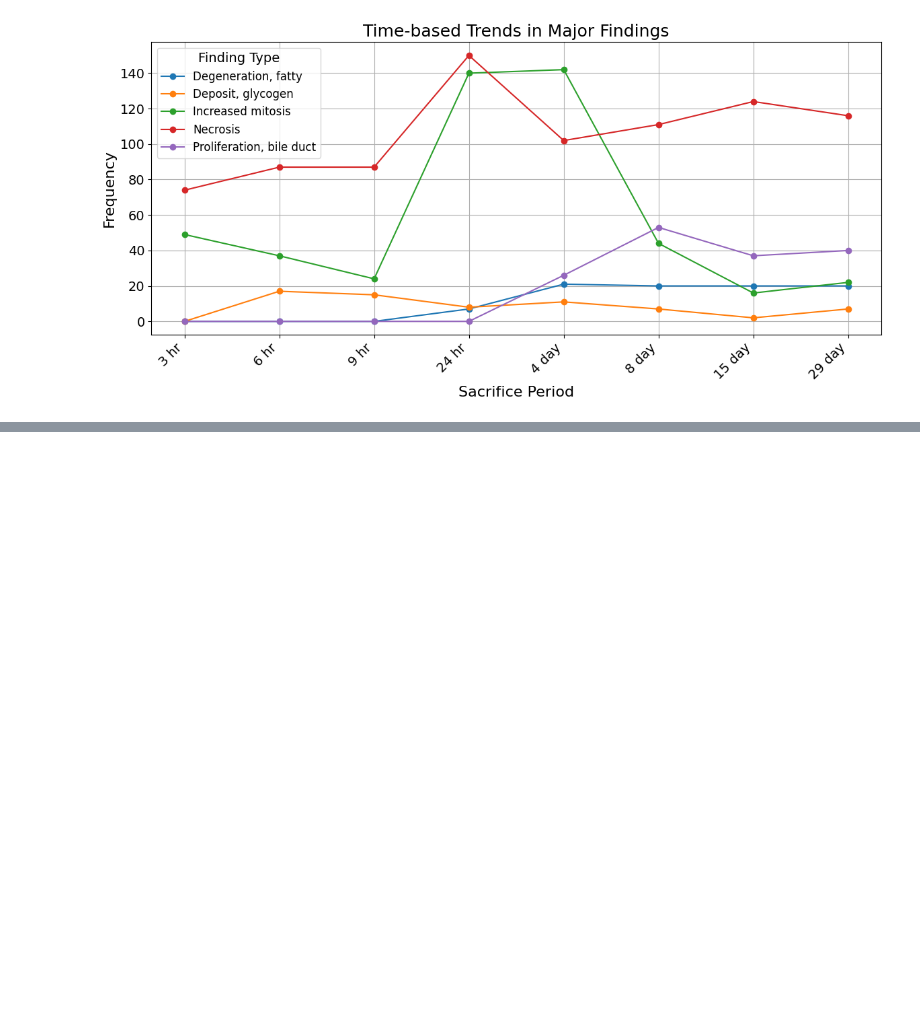
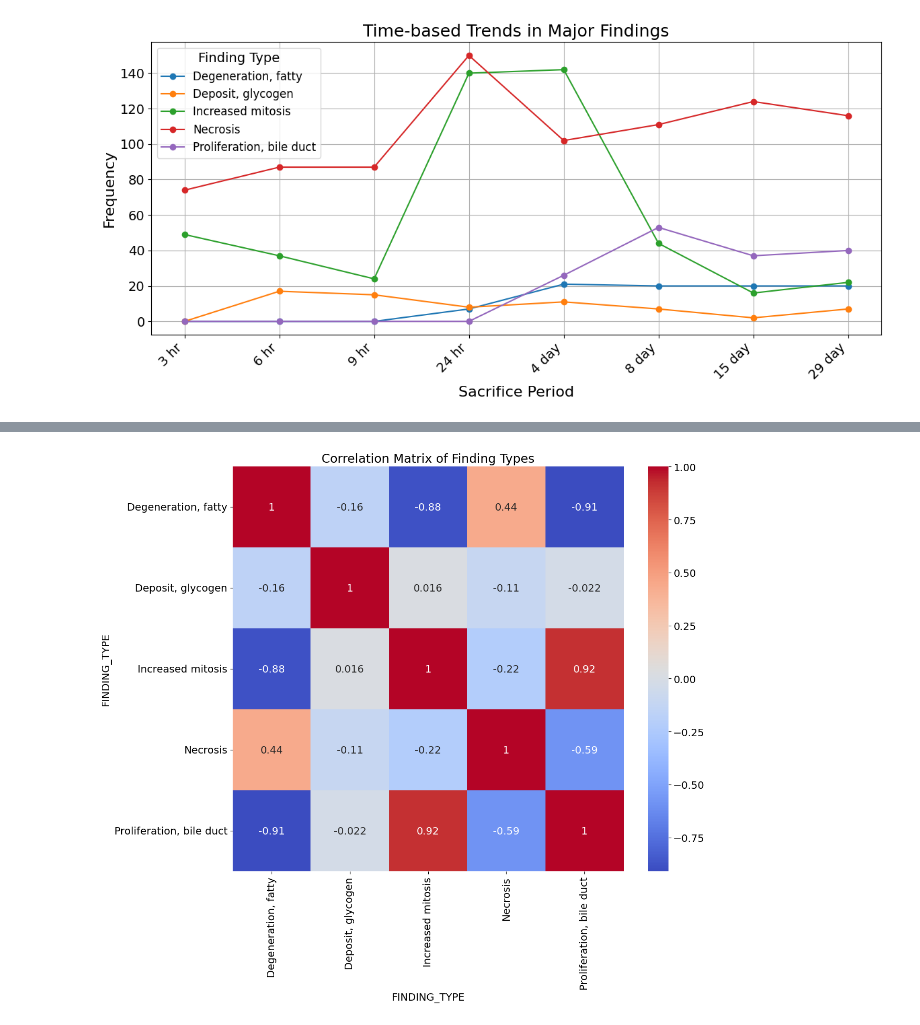
Before and after one commit to devguno/TCGA-LUAD, a Jupyter notebook: eda.ipynb, the cells around one changed output, grey strips where cells are left out. Drawn from its saved outputs; the diff is of its cells as text; code cells hidden in the pictures; blank space fills up the shorter version.

```diff
--- a/eda.ipynb
+++ b/eda.ipynb
@@ -99,0 +148,14 @@ plt.show()
+# %%
+# 상관관계 분석을 위한 피벗 테이블 생성
+pivot_table = filtered_data.pivot_table(index='INDIVIDUAL_ID', columns='FINDING_TYPE', aggfunc='size', fill_value=0)
+
+# 상관관계 매트릭스 계산
+correlation_matrix = pivot_table.corr()
+
+# 상관관계 히트맵 시각화
+plt.figure(figsize=(12, 10))
+sns.heatmap(correlation_matrix, annot=True, cmap='coolwarm')
+plt.title('Correlation Matrix of Finding Types')
+plt.show()
+# %% [output]
+[figure, added]
```
Also changed, not shown: parts of 6 cells of this notebook.
